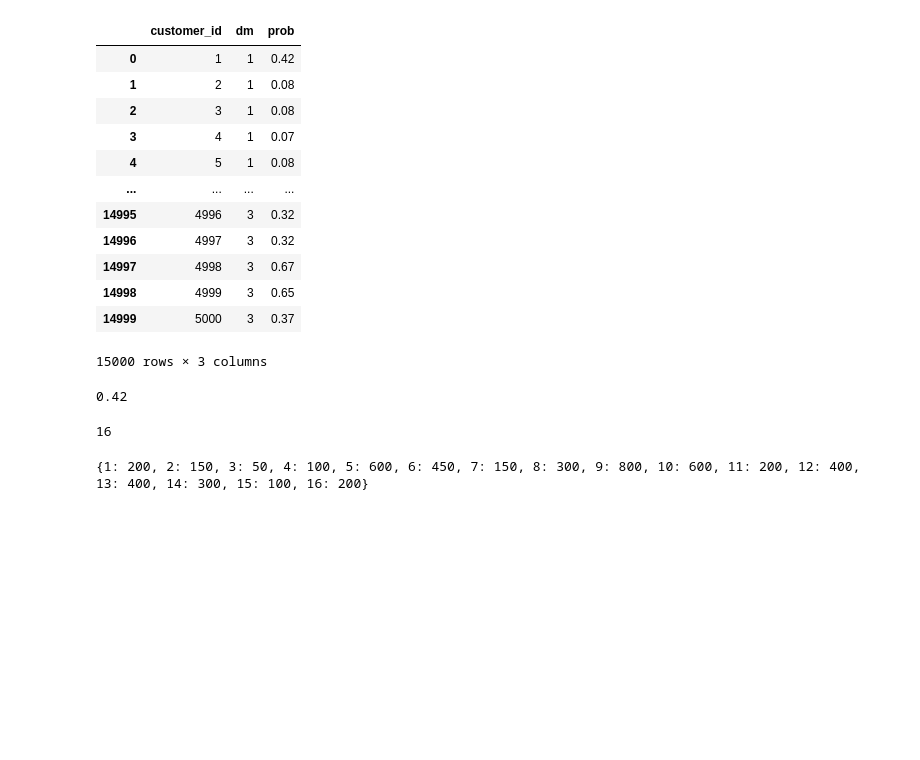
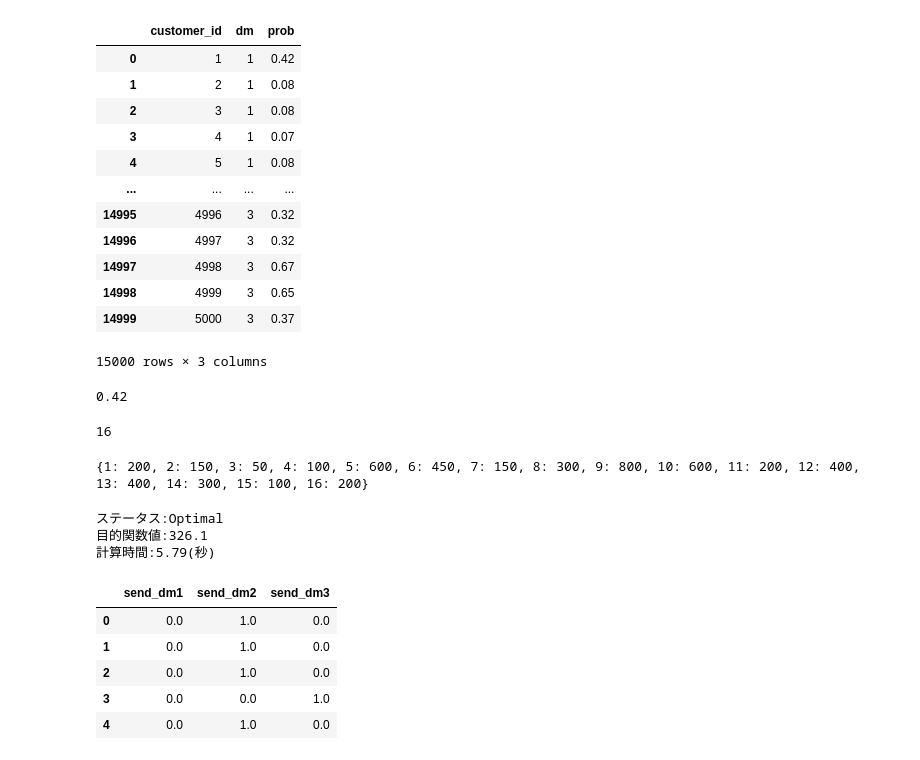
Before and after one commit to maton369/PyOptBook_Practice, a Jupyter notebook: 4_coupon/main.ipynb, the cells around one changed output. Saved outputs shown, nothing was run; the diff lists cells and outputs as text; code cells hidden in the pictures; blank space fills up the shorter version.

```diff
--- a/4_coupon/main.ipynb
+++ b/4_coupon/main.ipynb
@@ -178,0 +185,21 @@ for s in S:
+# %%
+print(f"ステータス:{pulp.LpStatus[status]}")
+print(f"目的関数値:{pulp.value(problem.objective):.4}")
+print(f"計算時間:{(time_stop - time_start):.3}(秒)")
+# %% [output]
+ステータス:Optimal
+目的関数値:326.1
+計算時間:5.79(秒)
+# %%
+send_dm_df = pd.DataFrame(
+    [[xim[i, m].value() for m in M] for i in I],
+    columns=["send_dm1", "send_dm2", "send_dm3"],
+)
+send_dm_df.head()
+# %% [output]
+|  | send_dm1 | send_dm2 | send_dm3 |
+| 0 | 0.0 | 1.0 | 0.0 |
+| 1 | 0.0 | 1.0 | 0.0 |
+| 2 | 0.0 | 1.0 | 0.0 |
+| 3 | 0.0 | 0.0 | 1.0 |
+| 4 | 0.0 | 1.0 | 0.0 |
```
Also changed, not shown: parts of 4 cells of this notebook.
